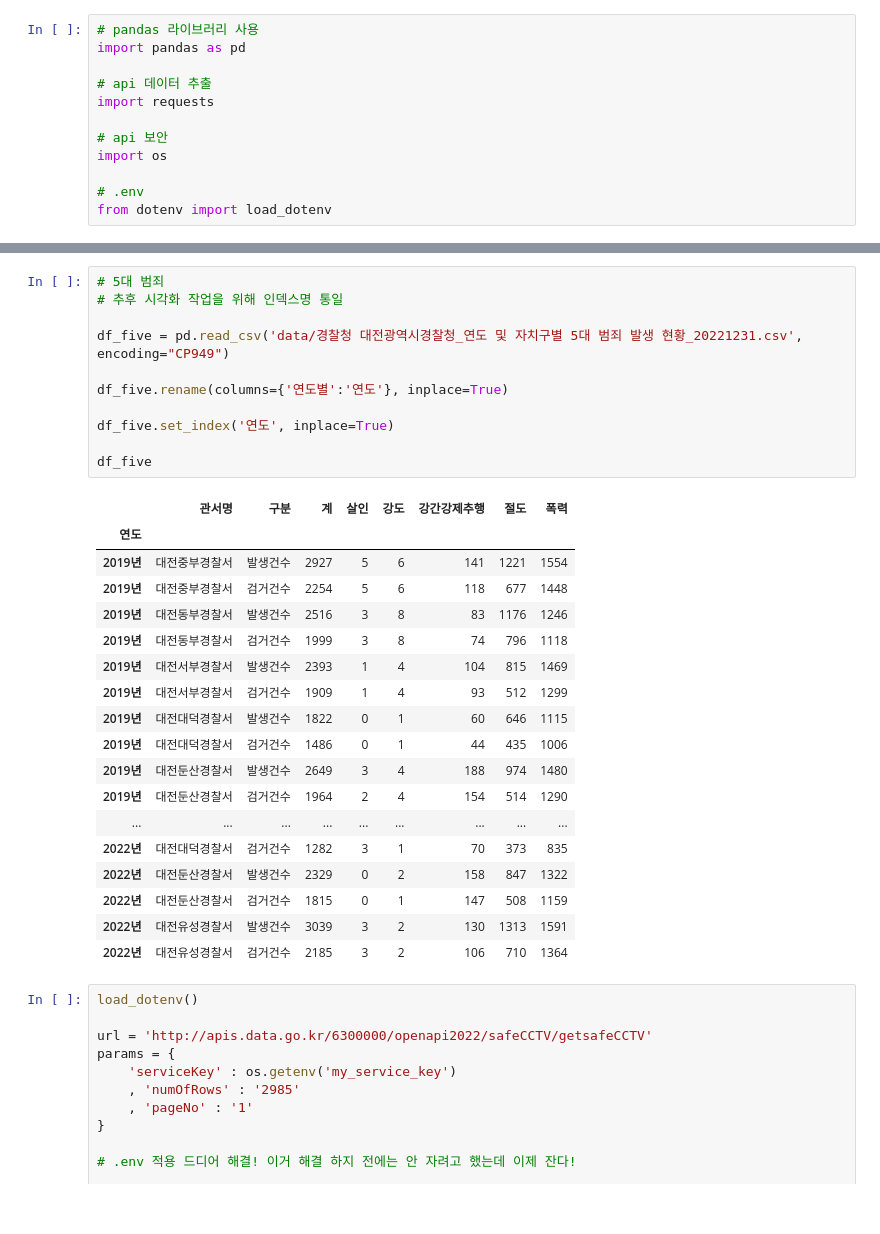
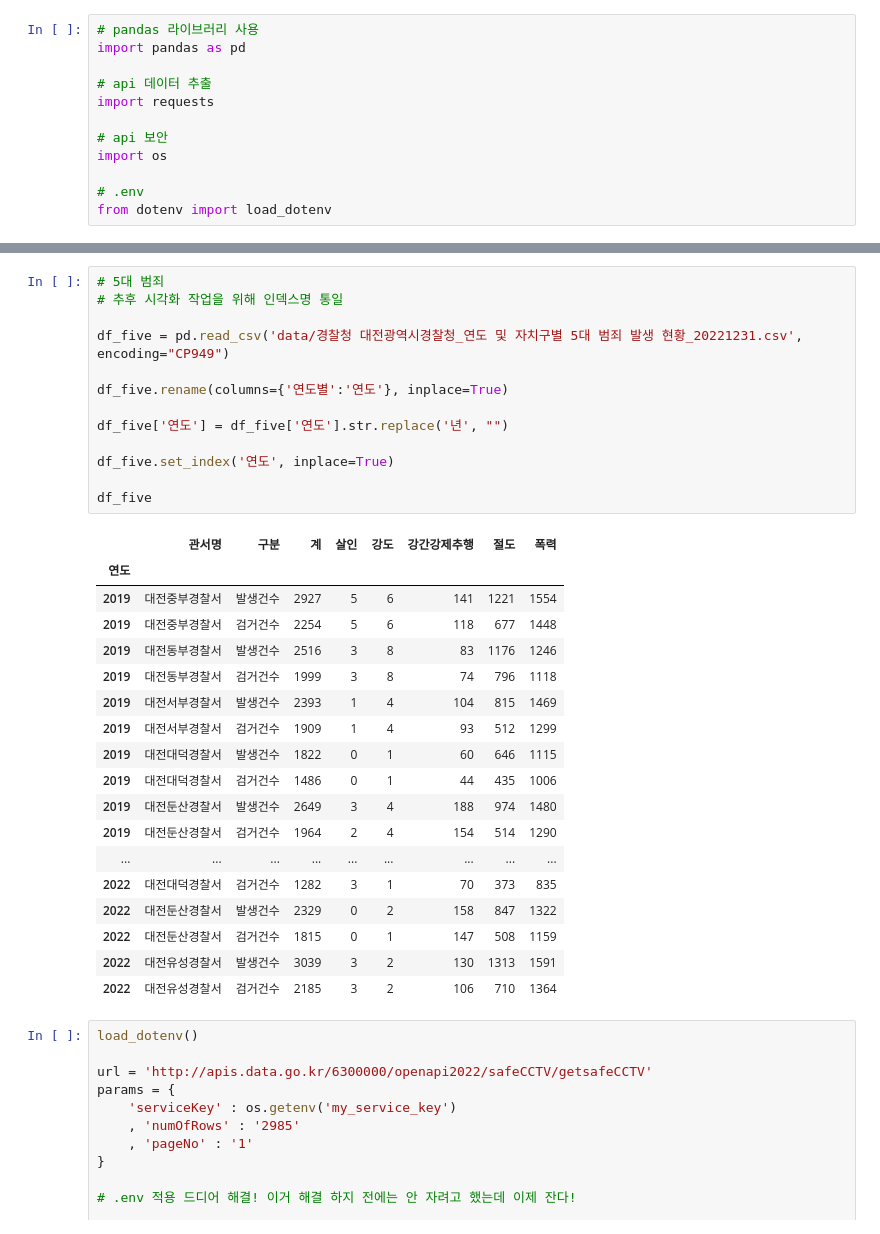
Before and after one commit to Bom-E/pythonDaejeon, a Jupyter notebook: dataframe_and_table.ipynb, the cells around one changed output, grey strips where cells are left out. Cells and saved outputs as stored; diff of their text form.

```diff
--- a/dataframe_and_table.ipynb
+++ b/dataframe_and_table.ipynb
@@ -69,33 +81,35 @@ df_time
 # %%
 # 5대 범죄
 # 추후 시각화 작업을 위해 인덱스명 통일
 
 df_five = pd.read_csv('data/경찰청 대전광역시경찰청_연도 및 자치구별 5대 범죄 발생 현황_20221231.csv', encoding="CP949")
 
 df_five.rename(columns={'연도별':'연도'}, inplace=True)
 
+df_five['연도'] = df_five['연도'].str.replace('년', "")
+
 df_five.set_index('연도', inplace=True)
 
 df_five
 # %% [output]
 |  | 관서명 | 구분 | 계 | 살인 | 강도 | 강간강제추행 | 절도 | 폭력 |
 | 연도 |  |  |  |  |  |  |  |  |
-| 2019년 | 대전중부경찰서 | 발생건수 | 2927 | 5 | 6 | 141 | 1221 | 1554 |
-| 2019년 | 대전중부경찰서 | 검거건수 | 2254 | 5 | 6 | 118 | 677 | 1448 |
-| 2019년 | 대전동부경찰서 | 발생건수 | 2516 | 3 | 8 | 83 | 1176 | 1246 |
-| 2019년 | 대전동부경찰서 | 검거건수 | 1999 | 3 | 8 | 74 | 796 | 1118 |
-| 2019년 | 대전서부경찰서 | 발생건수 | 2393 | 1 | 4 | 104 | 815 | 1469 |
-| 2019년 | 대전서부경찰서 | 검거건수 | 1909 | 1 | 4 | 93 | 512 | 1299 |
-| 2019년 | 대전대덕경찰서 | 발생건수 | 1822 | 0 | 1 | 60 | 646 | 1115 |
-| 2019년 | 대전대덕경찰서 | 검거건수 | 1486 | 0 | 1 | 44 | 435 | 1006 |
-| 2019년 | 대전둔산경찰서 | 발생건수 | 2649 | 3 | 4 | 188 | 974 | 1480 |
-| 2019년 | 대전둔산경찰서 | 검거건수 | 1964 | 2 | 4 | 154 | 514 | 1290 |
+| 2019 | 대전중부경찰서 | 발생건수 | 2927 | 5 | 6 | 141 | 1221 | 1554 |
+| 2019 | 대전중부경찰서 | 검거건수 | 2254 | 5 | 6 | 118 | 677 | 1448 |
+| 2019 | 대전동부경찰서 | 발생건수 | 2516 | 3 | 8 | 83 | 1176 | 1246 |
+| 2019 | 대전동부경찰서 | 검거건수 | 1999 | 3 | 8 | 74 | 796 | 1118 |
+| 2019 | 대전서부경찰서 | 발생건수 | 2393 | 1 | 4 | 104 | 815 | 1469 |
+| 2019 | 대전서부경찰서 | 검거건수 | 1909 | 1 | 4 | 93 | 512 | 1299 |
+| 2019 | 대전대덕경찰서 | 발생건수 | 1822 | 0 | 1 | 60 | 646 | 1115 |
+| 2019 | 대전대덕경찰서 | 검거건수 | 1486 | 0 | 1 | 44 | 435 | 1006 |
+| 2019 | 대전둔산경찰서 | 발생건수 | 2649 | 3 | 4 | 188 | 974 | 1480 |
+| 2019 | 대전둔산경찰서 | 검거건수 | 1964 | 2 | 4 | 154 | 514 | 1290 |
 | ... | ... | ... | ... | ... | ... | ... | ... | ... |
-| 2022년 | 대전대덕경찰서 | 검거건수 | 1282 | 3 | 1 | 70 | 373 | 835 |
-| 2022년 | 대전둔산경찰서 | 발생건수 | 2329 | 0 | 2 | 158 | 847 | 1322 |
-| 2022년 | 대전둔산경찰서 | 검거건수 | 1815 | 0 | 1 | 147 | 508 | 1159 |
-| 2022년 | 대전유성경찰서 | 발생건수 | 3039 | 3 | 2 | 130 | 1313 | 1591 |
-| 2022년 | 대전유성경찰서 | 검거건수 | 2185 | 3 | 2 | 106 | 710 | 1364 |
+| 2022 | 대전대덕경찰서 | 검거건수 | 1282 | 3 | 1 | 70 | 373 | 835 |
+| 2022 | 대전둔산경찰서 | 발생건수 | 2329 | 0 | 2 | 158 | 847 | 1322 |
+| 2022 | 대전둔산경찰서 | 검거건수 | 1815 | 0 | 1 | 147 | 508 | 1159 |
+| 2022 | 대전유성경찰서 | 발생건수 | 3039 | 3 | 2 | 130 | 1313 | 1591 |
+| 2022 | 대전유성경찰서 | 검거건수 | 2185 | 3 | 2 | 106 | 710 | 1364 |
 # %%
 load_dotenv()
 
```
Also changed, not shown: parts of 3 cells of this notebook, 2 other files.
